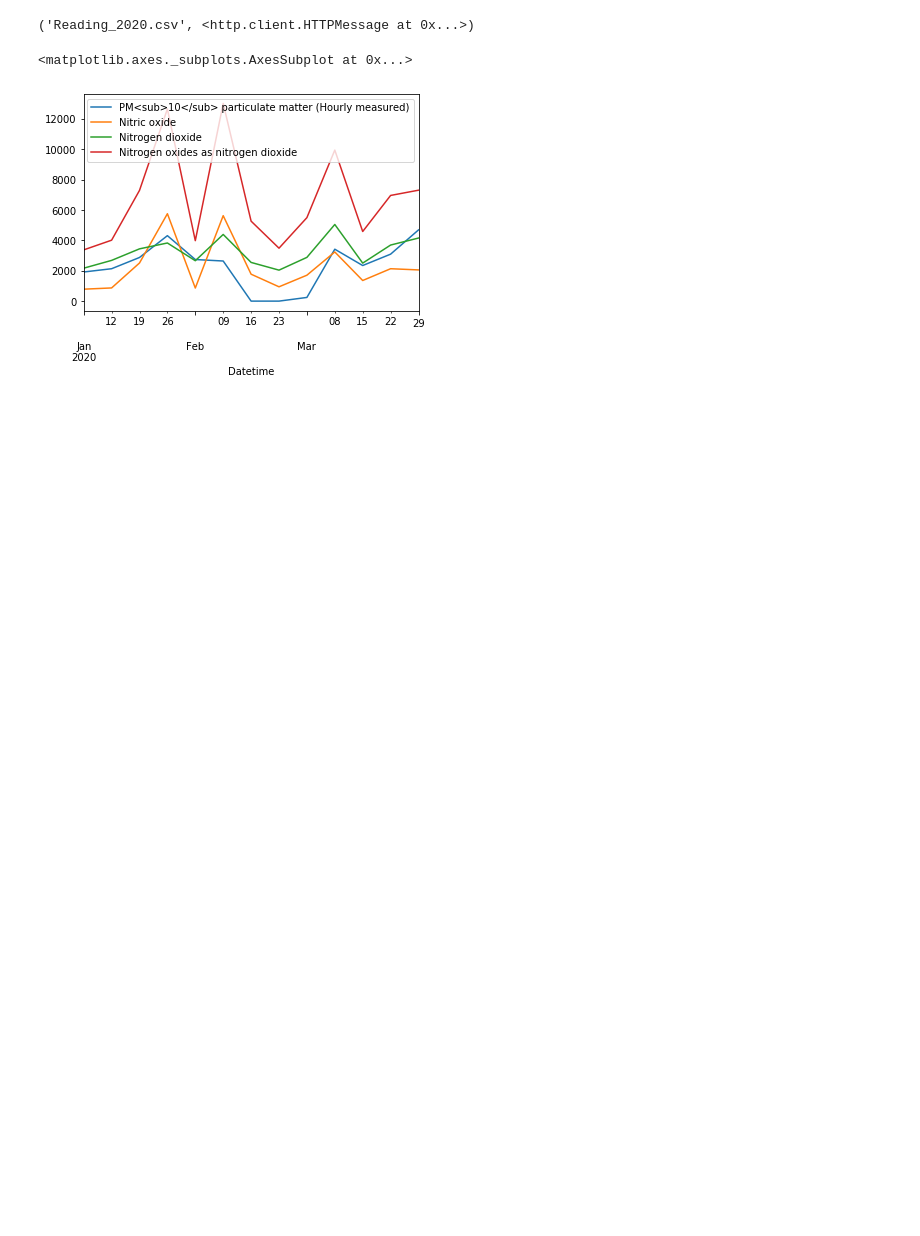
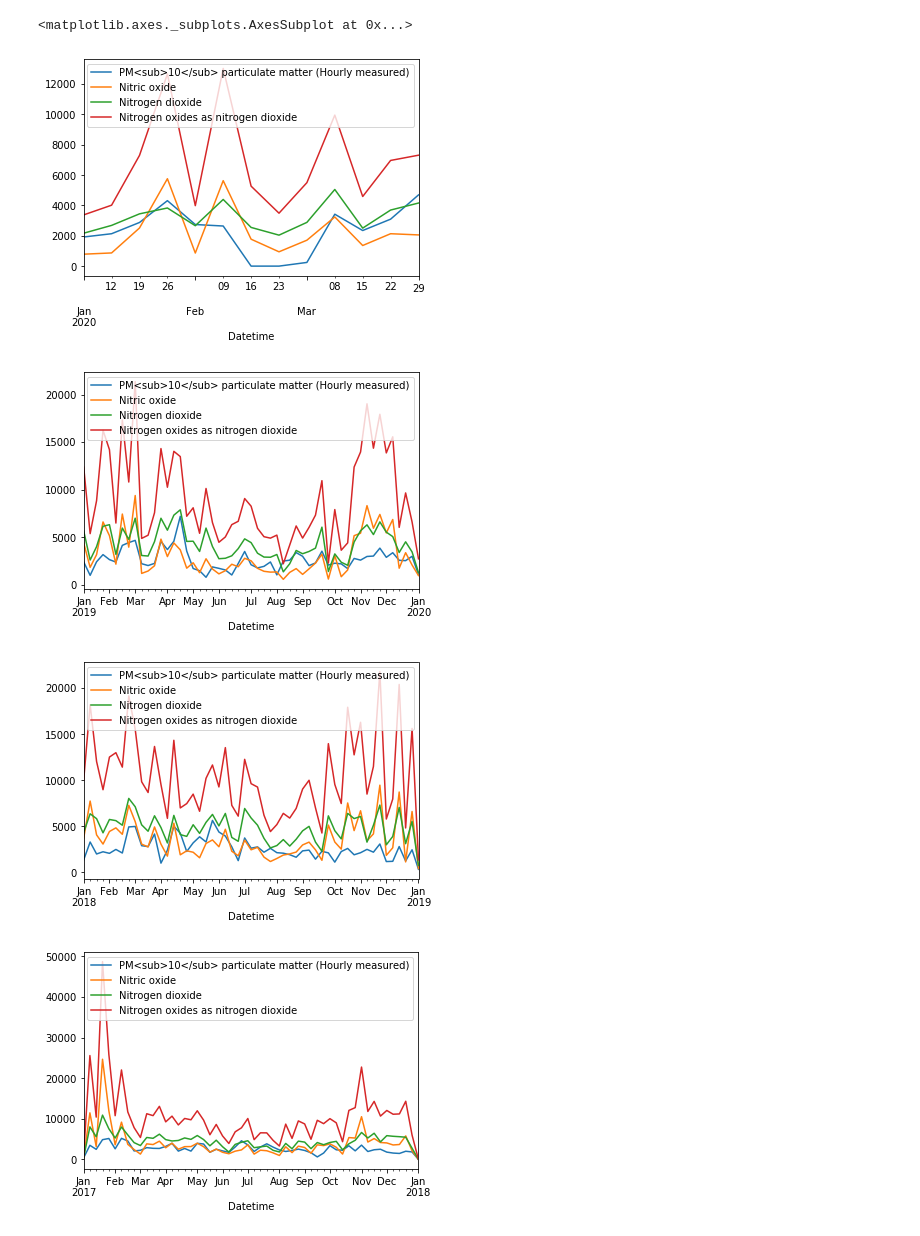
Before and after one commit to productivityboyz/Air-Pollution-Project, a Jupyter notebook: Reading Carbon Levels.ipynb, the cells around one changed output. Cells and saved outputs as stored; diff of their text form; code cells hidden in the pictures; blank space fills up the shorter version.

Commit message:
Cleaned up the code, including turning it into a function and extended to all four of the annual csvs

```diff
--- a/Reading Carbon Levels.ipynb
+++ b/Reading Carbon Levels.ipynb
@@ -1,7 +0,0 @@
-# %%
-URL = 'https://uk-air.defra.gov.uk/data_files/site_data/REA5_2020.csv'
-# %%
-from urllib.request import urlretrieve
-urlretrieve(URL,'Reading_2020.csv')
-# %% [output]
-('Reading_2020.csv', <http.client.HTTPMessage at 0x...>)
@@ -8,15 +6,31 @@ urlretrieve(URL,'Reading_2020.csv')
 # %%
-import pandas as pd
-import datetime
-data = pd.read_csv('Reading_2020.csv',skiprows=4)
-data['time'] = data['time'].replace({'24:00':'00:00'})
-data['Datetime'] = pd.to_datetime(data['Date'] + ' ' + data['time'],dayfirst=True)
-for x in data.index:
-    if data.iloc[x]['Datetime'].strftime("%H:%M") == "00:00":
-        y = data.iloc[x]['Datetime'] + datetime.timedelta(days=1)
-        data.at[x,'Datetime'] = y
-data.set_index('Datetime', inplace=True)
-data.resample('W').sum().plot()
+#defines a function to load in the data, fix the datetimes and set this as the new index
+def clean_data(URL):
+    urlretrieve(URL,'file')
+    data = pd.read_csv('file',skiprows=4)
+    data['time'] = data['time'].replace({'24:00':'00:00'})
+    data['Datetime'] = pd.to_datetime(data['Date'] + ' ' + data['time'],dayfirst=True)
+    for x in data.index:
+        if data.iloc[x]['Datetime'].strftime("%H:%M") == "00:00":
+            y = data.iloc[x]['Datetime'] + datetime.timedelta(days=1)
+            data.at[x,'Datetime'] = y
+    data.set_index('Datetime', inplace=True)
+    return data
-# %% [output]
-<matplotlib.axes._subplots.AxesSubplot at 0x...>
-[figure, removed]
+# %%
+#create datasets for each of the four available years
+data_2020 = clean_data('https://uk-air.defra.gov.uk/data_files/site_data/REA5_2020.csv')
+data_2019 = clean_data('https://uk-air.defra.gov.uk/data_files/site_data/REA5_2019.csv')
+data_2018 = clean_data('https://uk-air.defra.gov.uk/data_files/site_data/REA5_2018.csv')
+data_2017 = clean_data('https://uk-air.defra.gov.uk/data_files/site_data/REA5_2017.csv')
+# %%
+#plot a weekly version of each of the datasets
+data_2020.resample('W').sum().plot()
+data_2019.resample('W').sum().plot()
+data_2018.resample('W').sum().plot()
+data_2017.resample('W').sum().plot()
+# %% [output]
+<matplotlib.axes._subplots.AxesSubplot at 0x...>
+[figure, added]
+[figure, added]
+[figure, added]
+[figure, added]
```
Also changed, not shown: parts of 1 cell of this notebook, 1 other file.
